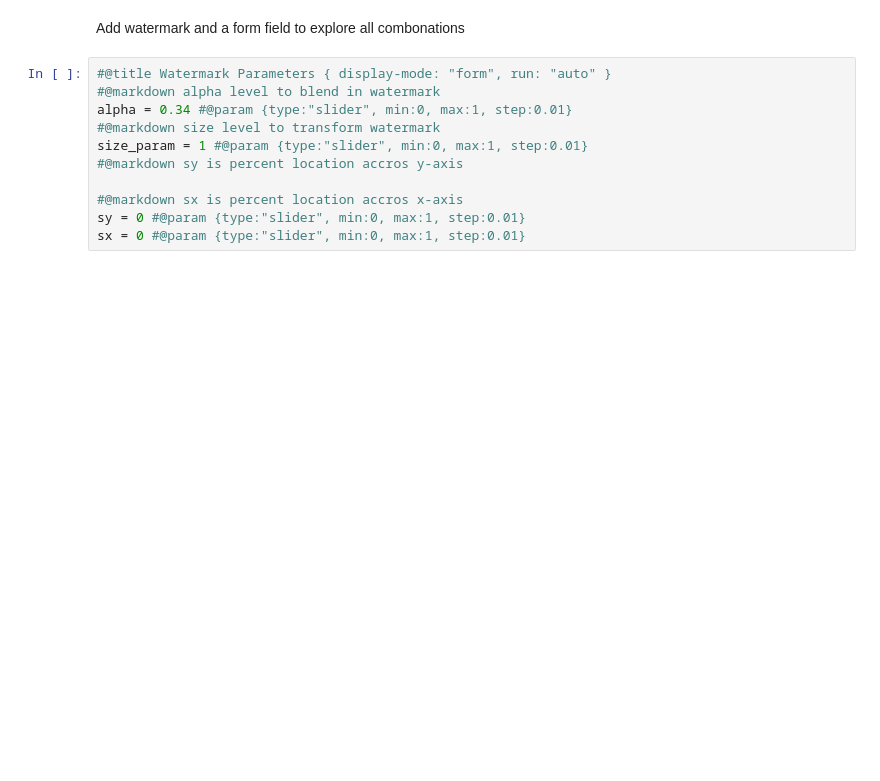
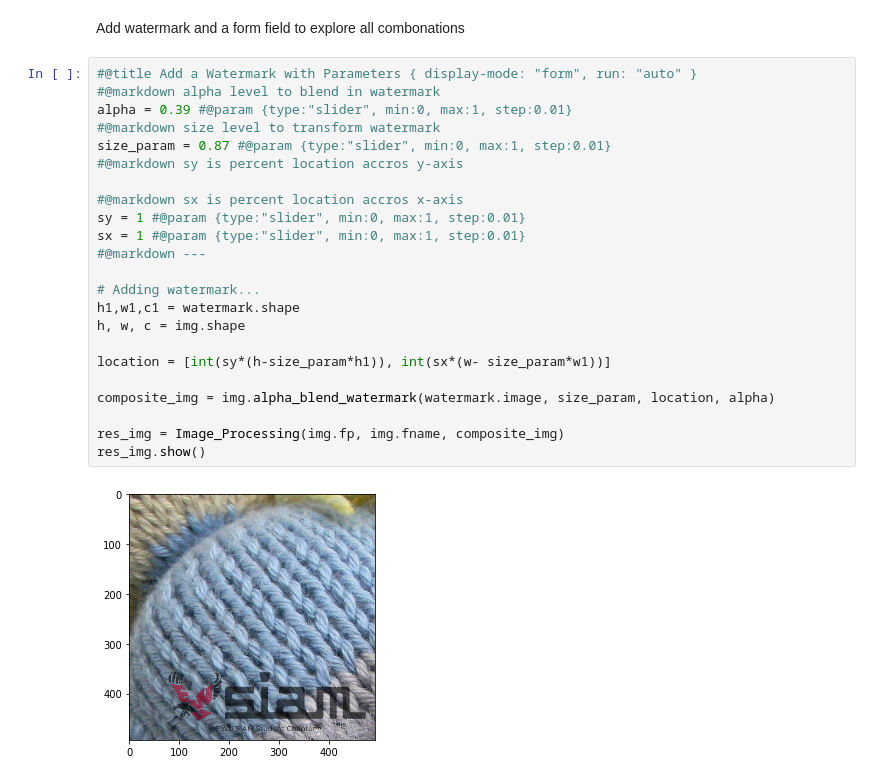
Before and after one commit to Babcock-R17/Image-Processing, a Jupyter notebook: Independent_Study.ipynb, the cells around one changed output. Saved outputs shown, nothing was run; the diff lists cells and outputs as text; blank space fills up the shorter version.

```diff
--- a/Independent_Study.ipynb
+++ b/Independent_Study.ipynb
@@ -413,13 +396,27 @@ Set the following...
 # %% [markdown]
 Add watermark and a form field to explore all combonations
 # %%
-#@title Watermark Parameters { display-mode: "form", run: "auto" }
+#@title Add a Watermark with Parameters { display-mode: "form", run: "auto" }
 #@markdown alpha level to blend in watermark
-alpha = 0.34 #@param {type:"slider", min:0, max:1, step:0.01}
+alpha = 0.39 #@param {type:"slider", min:0, max:1, step:0.01}
 #@markdown size level to transform watermark
-size_param = 1 #@param {type:"slider", min:0, max:1, step:0.01}
+size_param = 0.87 #@param {type:"slider", min:0, max:1, step:0.01}
 #@markdown sy is percent location accros y-axis
 
 #@markdown sx is percent location accros x-axis
-sy = 0 #@param {type:"slider", min:0, max:1, step:0.01}
-sx = 0 #@param {type:"slider", min:0, max:1, step:0.01}
+sy = 1 #@param {type:"slider", min:0, max:1, step:0.01}
+sx = 1 #@param {type:"slider", min:0, max:1, step:0.01}
+#@markdown ---
+
+# Adding watermark...
+h1,w1,c1 = watermark.shape
+h, w, c = img.shape
+
+location = [int(sy*(h-size_param*h1)), int(sx*(w- size_param*w1))]
+
+composite_img = img.alpha_blend_watermark(watermark.image, size_param, location, alpha)
+
+res_img = Image_Processing(img.fp, img.fname, composite_img)
+res_img.show()
+# %% [output]
+[figure, added]
```
Also changed, not shown: parts of 10 cells of this notebook.
